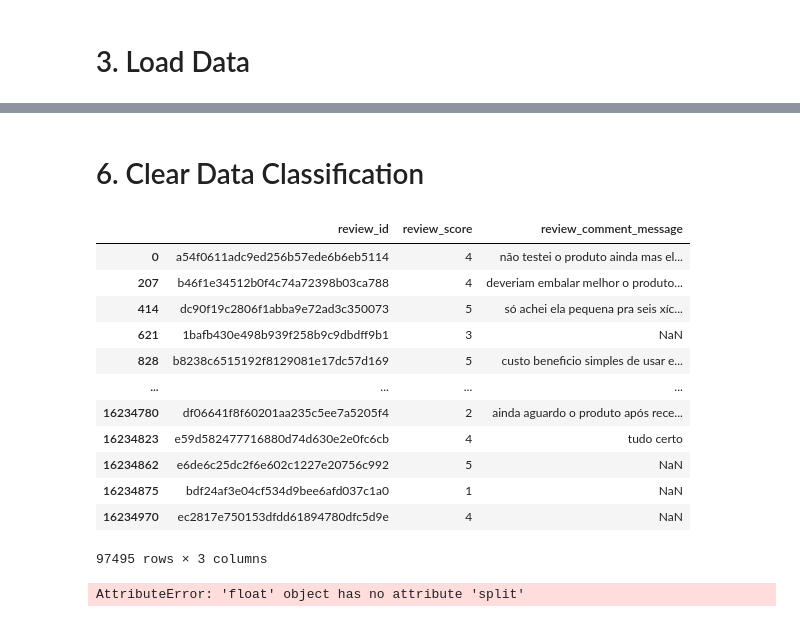
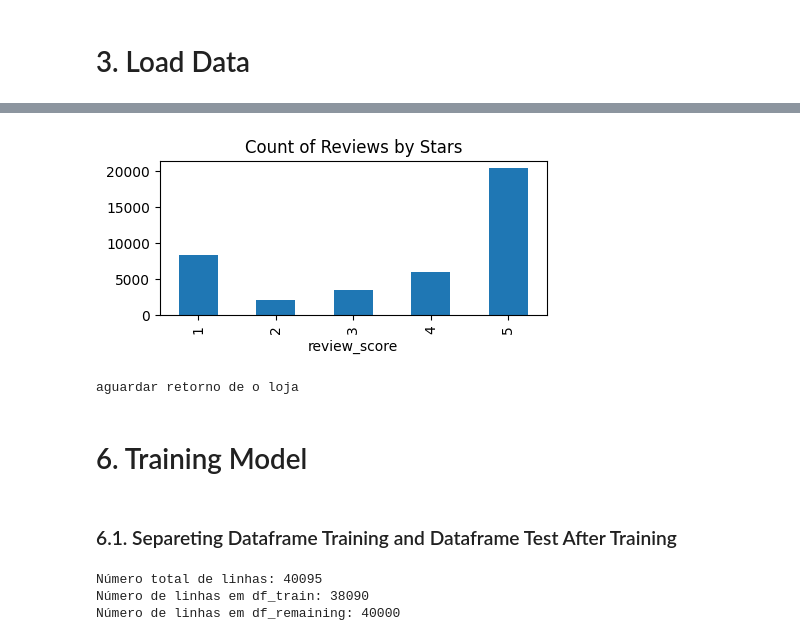
Before and after one commit to Fluffy-Fatec/Projeto-Integrador-Imagem-Classificador, a Jupyter notebook: Classificator.ipynb, the cells around one changed output, grey strips where cells are left out. Saved outputs shown, nothing was run; the diff lists cells and outputs as text; code cells hidden in the pictures.

Commit message:
feat/FA-34 - exploring analisys and adjust pre training

```diff
--- a/Classificator.ipynb
+++ b/Classificator.ipynb
@@ -286,2 +187,0 @@ OSError: [E050] Can't find model 'pt_core_news_sm'. It doesn't seem to be a Pyth
-# %% [markdown]
-# 6. Clear Data Classification
@@ -302,21 +188,16 @@ df_cleaned['review_comment_message'] = df_cleaned['review_comment_message'].str.
-# %%
-df_cleaned
-# %% [output]
-|  | review_id | review_score | review_comment_message |
-| 0 | a54f0611adc9ed256b57ede6b6eb5114 | 4 | não testei o produto ainda mas el... |
-| 207 | b46f1e34512b0f4c74a72398b03ca788 | 4 | deveriam embalar melhor o produto... |
-| 414 | dc90f19c2806f1abba9e72ad3c350073 | 5 | só achei ela pequena pra seis xíc... |
-| 621 | 1bafb430e498b939f258b9c9dbdff9b1 | 3 | NaN |
-| 828 | b8238c6515192f8129081e17dc57d169 | 5 | custo beneficio simples de usar e... |
-| ... | ... | ... | ... |
-| 16234780 | df06641f8f60201aa235c5ee7a5205f4 | 2 | ainda aguardo o produto após rece... |
-| 16234823 | e59d582477716880d74d630e2e0fc6cb | 4 | tudo certo |
-| 16234862 | e6de6c25dc2f6e602c1227e20756c992 | 5 | NaN |
-| 16234875 | bdf24af3e04cf534d9bee6afd037c1a0 | 1 | NaN |
-| 16234970 | ec2817e750153dfdd61894780dfc5d9e | 4 | NaN |
-97495 rows × 3 columns
-# %%
-df_tokenized = df_cleaned.copy()
-df_tokenized['review_comment_message'] = df_tokenized['review_comment_message'].split()
-# %% [output]
-AttributeError: 'float' object has no attribute 'split'
+# %%
+ax = full_df['review_score'].value_counts().sort_index() \
+    .plot(kind='bar',
+          title='Count of Reviews by Stars',
+          figsize=(5,2))
+# %% [output]
+[figure, added]
+# %%
+example = full_df['review_comment_message'].iloc[4]
+print(example)
+# %% [output]
+aguardar retorno de o loja
+# %% [markdown]
+# 6. Training Model
+# %% [markdown]
+### 6.1. Separeting Dataframe Training and Dataframe Test After Training
@@ -322,0 +210,13 @@ AttributeError: 'float' object has no attribute 'split'
+# %%
+# Verificar o número de linhas em df_train e df_remaining
+total_rows = len(full_df)
+print("Número total de linhas:", total_rows)
+num_linhas_df_train = df_train.shape[0]
+num_linhas_df_remaining = df_remaining.shape[0]
+
+print("Número de linhas em df_train:", num_linhas_df_train)
+print("Número de linhas em df_remaining:", num_linhas_df_remaining)
+# %% [output]
+Número total de linhas: 40095
+Número de linhas em df_train: 38090
+Número de linhas em df_remaining: 40000
```
Also changed, not shown: parts of 73 cells of this notebook, 1 other file.
